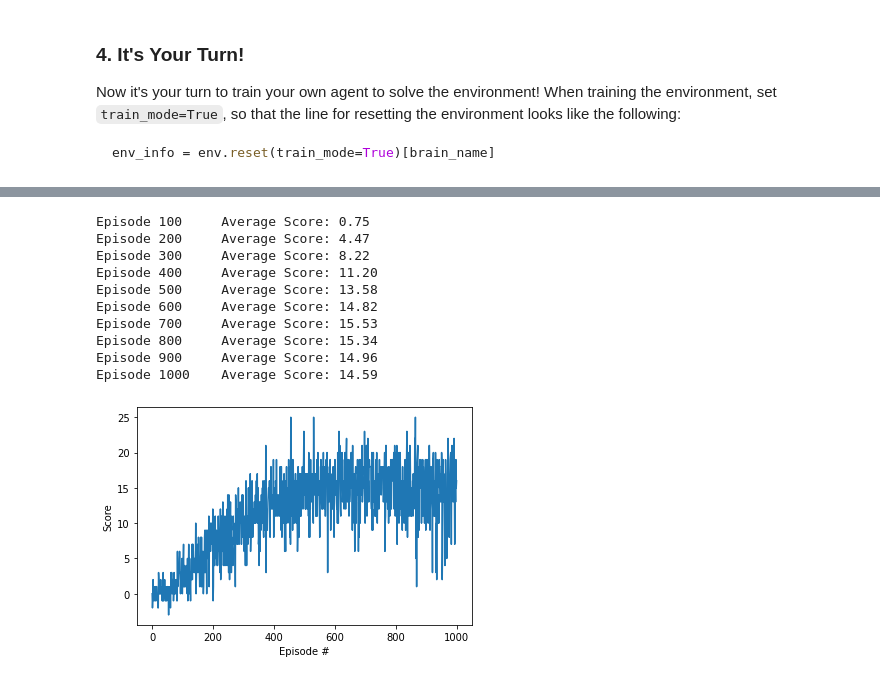
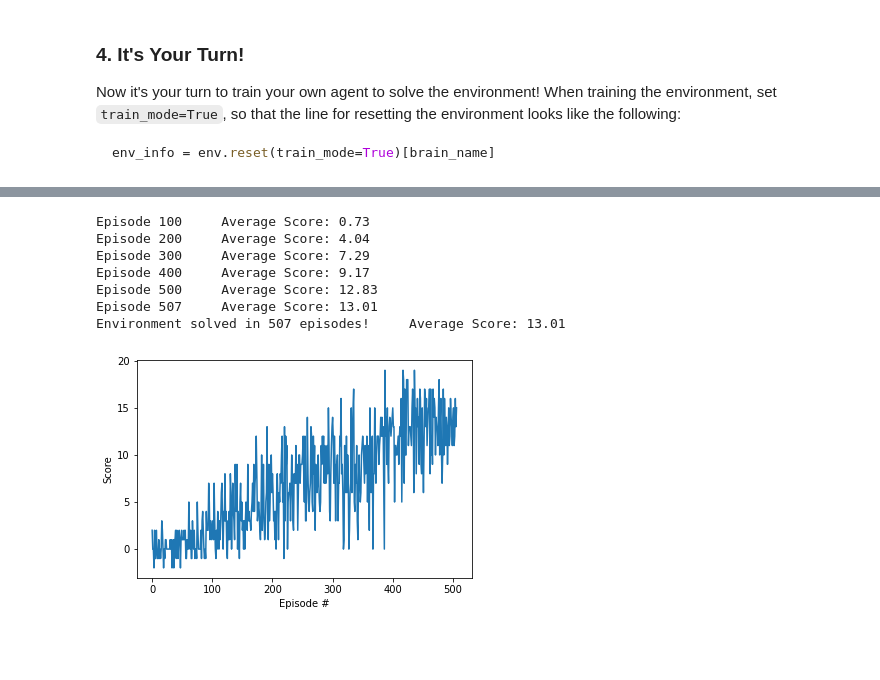
Before and after one commit to ahgit2021/deep-reinforcement-learning, a Jupyter notebook: p1_navigation/Navigation.ipynb, the cells around one changed output, grey strips where cells are left out. Saved outputs shown, nothing was run; the diff lists cells and outputs as text; code cells hidden in the pictures; blank space fills up the shorter version.

```diff
--- a/p1_navigation/Navigation.ipynb
+++ b/p1_navigation/Navigation.ipynb
@@ -13,3 +13,5 @@ from unityagents import UnityEnvironment
 import numpy as np
 # %% [markdown]
 Environments contain **_brains_** which are responsible for deciding the actions of their associated agents. Here we check for the first brain available, and set it as the default brain we will be controlling from Python.
+# %%
+env = UnityEnvironment(file_name="./Banana.app")
@@ -106,8 +120,9 @@ agent = Agent(state_size, action_size, False, 0)
 # %%
 import matplotlib.pyplot as plt
 from collections import deque
+import torch
 
-def navigation(agent, n_episodes=2000, max_t=1000, eps_start=1.0, eps_end=0.01, eps_decay=0.995):
+def navigation(agent, n_episodes=2000, max_t=1000, eps_start=1.0, eps_end=0.01, eps_decay=0.995, model_str=""):
     """Deep Q-Learning.
 
     Params
@@ -142,18 +157,8 @@ def navigation(agent, n_episodes=2000, max_t=1000, eps_start=1.0, eps_end=0.01,
         print('\rEpisode {}\tAverage Score: {:.2f}'.format(i_episode, np.mean(scores_window)), end="")
         if i_episode % 100 == 0:
             print('\rEpisode {}\tAverage Score: {:.2f}'.format(i_episode, np.mean(scores_window)))
-        if np.mean(scores_window)>=200.0:
-            print('\nEnvironment solved in {:d} episodes!\tAverage Score: {:.2f}'.format(i_episode-100, np.mean(scores_window)))
-            torch.save(agent.qnetwork_local.state_dict(), 'checkpoint.pth')
+        if np.mean(scores_window)>=13.0:
+            print('\nEnvironment solved in {:d} episodes!\tAverage Score: {:.2f}'.format(i_episode, np.mean(scores_window)))
+            torch.save(agent.qnetwork_local.state_dict(), 'checkpoint_' + model_str + '.pth')
             break
     return scores
-
-scores = navigation(agent, 1000)
-
-# plot the scores
-fig = plt.figure()
-ax = fig.add_subplot(111)
-plt.plot(np.arange(len(scores)), scores)
-plt.ylabel('Score')
-plt.xlabel('Episode #')
-plt.show()
@@ -172,24 +186,21 @@ Episode 1000    Average Score: 16.38
 # %%
 # Test double DQN.
 agent = Agent(state_size, action_size, True, 0)
-scores = navigation(agent, 1000)
+scores = navigation(agent, 600, model_str="double_DQN")
 
 # plot the scores
 fig = plt.figure()
 ax = fig.add_subplot(111)
 plt.plot(np.arange(len(scores)), scores)
 plt.ylabel('Score')
 plt.xlabel('Episode #')
 plt.show()
 # %% [output]
-Episode 100     Average Score: 0.75
-Episode 200     Average Score: 4.47
-Episode 300     Average Score: 8.22
-Episode 400     Average Score: 11.20
-Episode 500     Average Score: 13.58
-Episode 600     Average Score: 14.82
-Episode 700     Average Score: 15.53
-Episode 800     Average Score: 15.34
-Episode 900     Average Score: 14.96
-Episode 1000    Average Score: 14.59
+Episode 100     Average Score: 0.73
+Episode 200     Average Score: 4.04
+Episode 300     Average Score: 7.29
+Episode 400     Average Score: 9.17
+Episode 500     Average Score: 12.83
+Episode 507     Average Score: 13.01
+Environment solved in 507 episodes!     Average Score: 13.01
-[figure, old version]
+[figure, new version]
```
Also changed, not shown: parts of 5 cells of this notebook, 1 other file.
